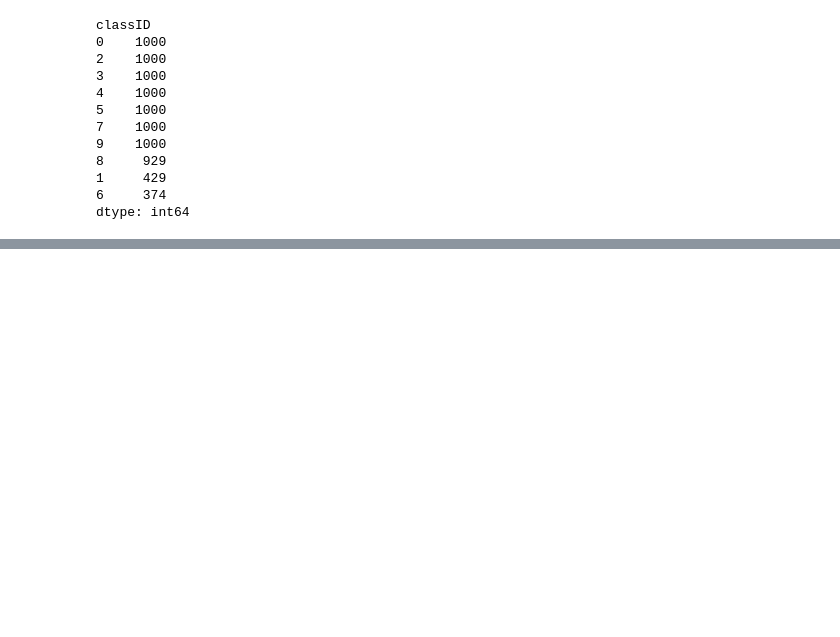
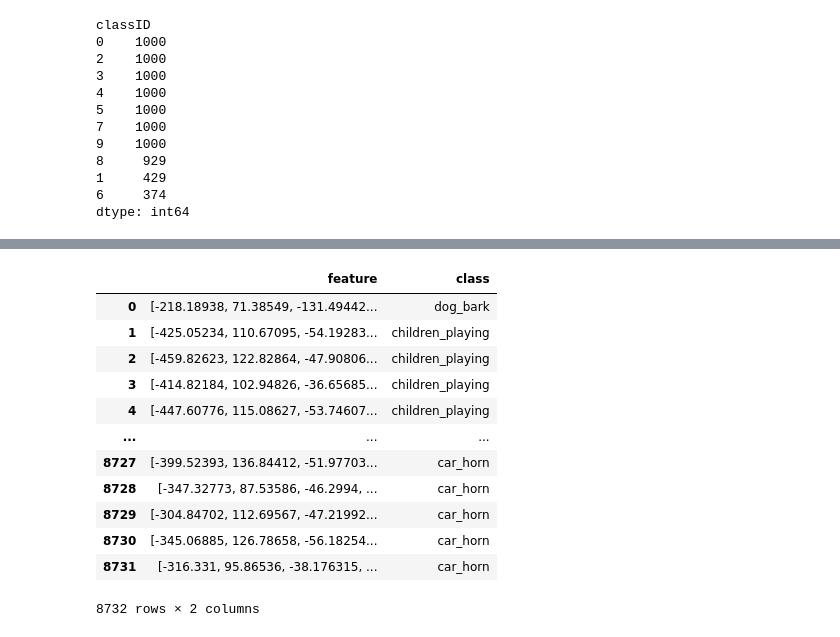
Before and after one commit to Dpakkk/audioClassification, a Jupyter notebook: audioGenre.ipynb, the cells around one changed output, grey strips where cells are left out. Saved outputs shown, nothing was run; the diff lists cells and outputs as text; code cells hidden in the pictures; blank space fills up the shorter version.

Commit message:
each audio unique identity extracted using interesting mfcc library

```diff
--- a/audioGenre.ipynb
+++ b/audioGenre.ipynb
@@ -86,0 +122,5 @@ dtype: int64
+# %%
+# till now we've extracted characteristics of only single audio file
+# Now we will calculate the mfccs of each and every wav file that we have in our parent folder
+audio_dataset_path = 'UrbanSound8K/audio/'
+df_metadata = pd.read_csv('UrbanSound8K/metadata/UrbanSound8K.csv')
@@ -86,0 +140,16 @@ dtype: int64
+# %%
+def feature_extractor(file):
+    audio, sample_rate = librosa.load(file_name, res_type = 'kaiser_fast')
+    mfccs_features = librosa.feature.mfcc(y = audio, sr = sample_rate, n_mfcc = 40
+    mfccs_scaled_features = np.mean(mfccs_features.T, axis = 0)
+
+    return mfccs_scaled_features
+# %%
+import os
+import numpy as np
+extracted_features = []
+for index_num, row in tqdm(df_metadata.iterrows()):
+    file_name = os.path.join(os.path.abspath(audio_dataset_path), 'fold' + str(row["fold"]) + '/', str(row['slice_file_name']))
+    final_class_labels = row['class']
+    data = feature_extractor(file_name)
+    extracted_features.append([data, final_class_labels])
@@ -86,0 +176,19 @@ dtype: int64
+# %%
+# making data frame from interesting extracted features
+extracted_feature_df = pd.DataFrame(extracted_features, columns = ['feature', 'class'])
+# %%
+extracted_feature_df
+# %% [output]
+|  | feature | class |
+| 0 | [-218.18938, 71.38549, -131.49442... | dog_bark |
+| 1 | [-425.05234, 110.67095, -54.19283... | children_playing |
+| 2 | [-459.82623, 122.82864, -47.90806... | children_playing |
+| 3 | [-414.82184, 102.94826, -36.65685... | children_playing |
+| 4 | [-447.60776, 115.08627, -53.74607... | children_playing |
+| ... | ... | ... |
+| 8727 | [-399.52393, 136.84412, -51.97703... | car_horn |
+| 8728 | [-347.32773, 87.53586, -46.2994, ... | car_horn |
+| 8729 | [-304.84702, 112.69567, -47.21992... | car_horn |
+| 8730 | [-345.06885, 126.78658, -56.18254... | car_horn |
+| 8731 | [-316.331, 95.86536, -38.176315, ... | car_horn |
+8732 rows × 2 columns
```
Also changed, not shown: parts of 8 cells of this notebook.
